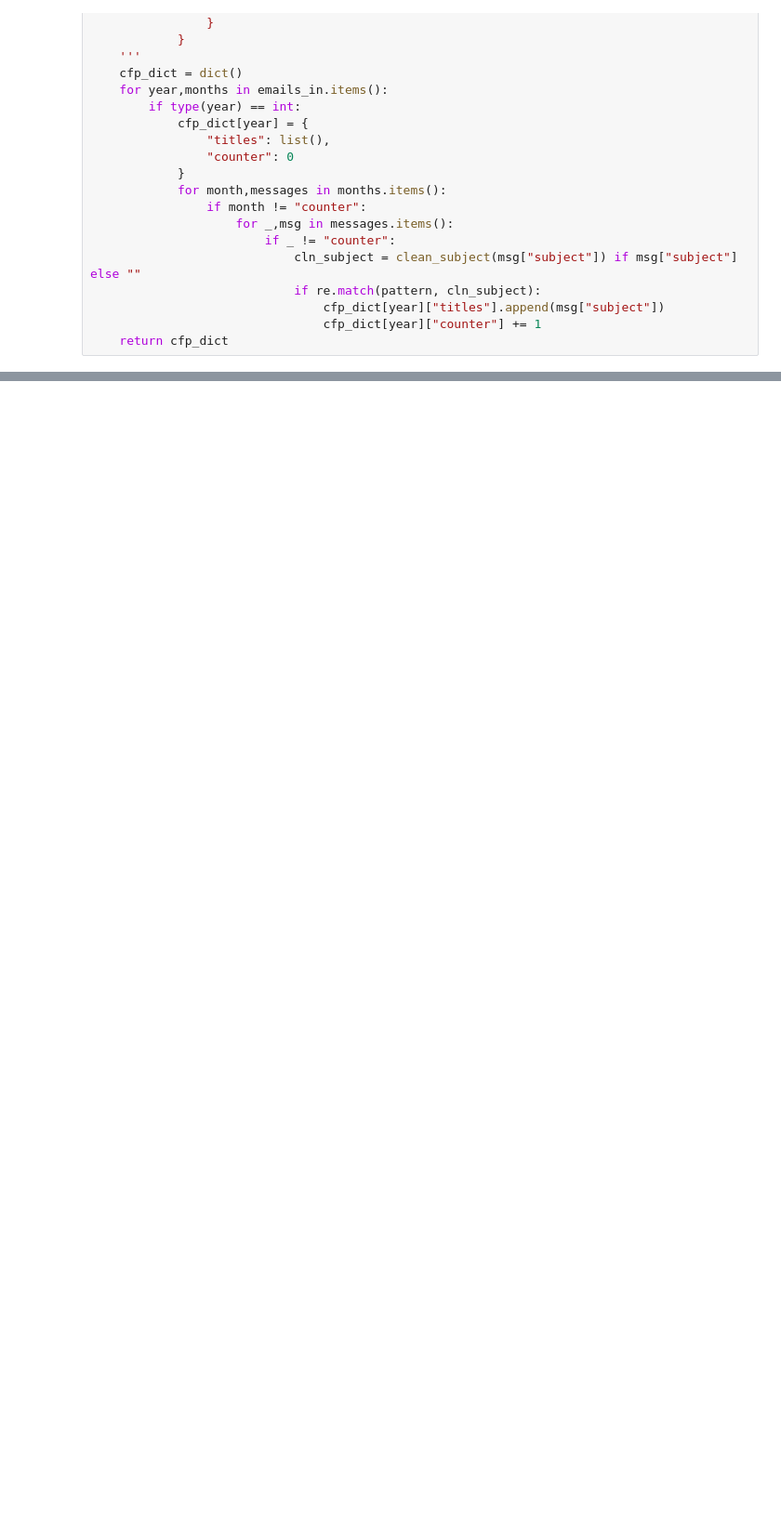
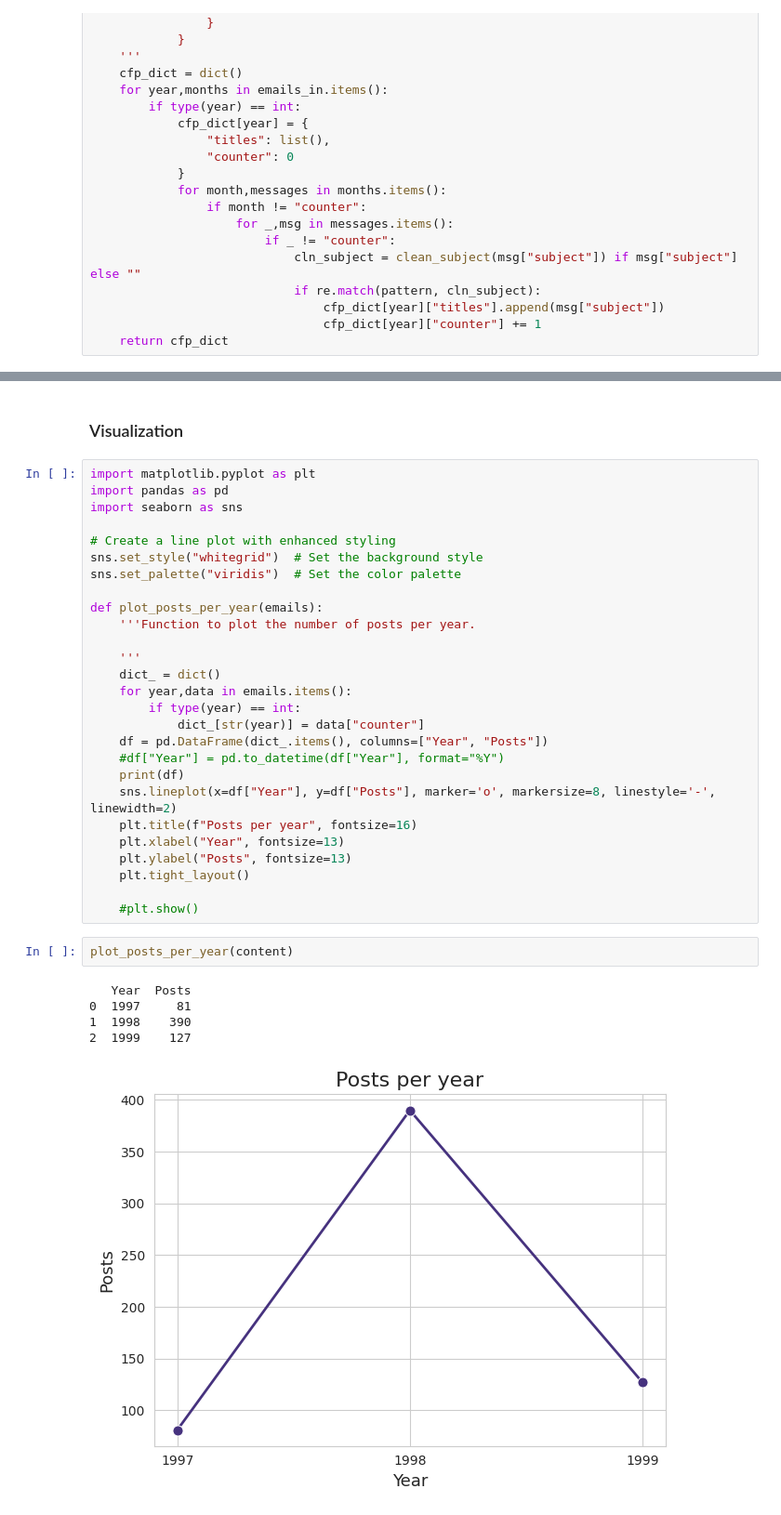
Before and after one commit to thomjur/ygg-report, a Jupyter notebook: DataTransformation.ipynb, the cells around one changed output, grey strips where cells are left out. Shown at 93% size. Saved outputs shown, nothing was run; the diff lists cells and outputs as text; blank space fills up the shorter version.

Commit message:
visualizations

```diff
--- a/DataTransformation.ipynb
+++ b/DataTransformation.ipynb
@@ -260,0 +299,37 @@ get_specific_subjects(content, CFP_RE_PATTERN)
+# %% [markdown]
+### Visualization
+# %%
+import matplotlib.pyplot as plt
+import pandas as pd
+import seaborn as sns
+
+# Create a line plot with enhanced styling
+sns.set_style("whitegrid")  # Set the background style
+sns.set_palette("viridis")  # Set the color palette
+
+def plot_posts_per_year(emails):
+    '''Function to plot the number of posts per year.
+
+    '''
+    dict_ = dict()
+    for year,data in emails.items():
+        if type(year) == int:
+            dict_[str(year)] = data["counter"]
+    df = pd.DataFrame(dict_.items(), columns=["Year", "Posts"])
+    #df["Year"] = pd.to_datetime(df["Year"], format="%Y")
+    print(df)
+    sns.lineplot(x=df["Year"], y=df["Posts"], marker='o', markersize=8, linestyle='-', linewidth=2)
+    plt.title(f"Posts per year", fontsize=16)
+    plt.xlabel("Year", fontsize=13)
+    plt.ylabel("Posts", fontsize=13)
+    plt.tight_layout()
+
+    #plt.show()
+# %%
+plot_posts_per_year(content)
+# %% [output]
+   Year  Posts
+0  1997     81
+1  1998    390
+2  1999    127
+[figure, added]
```
Also changed, not shown: parts of 14 cells of this notebook.
